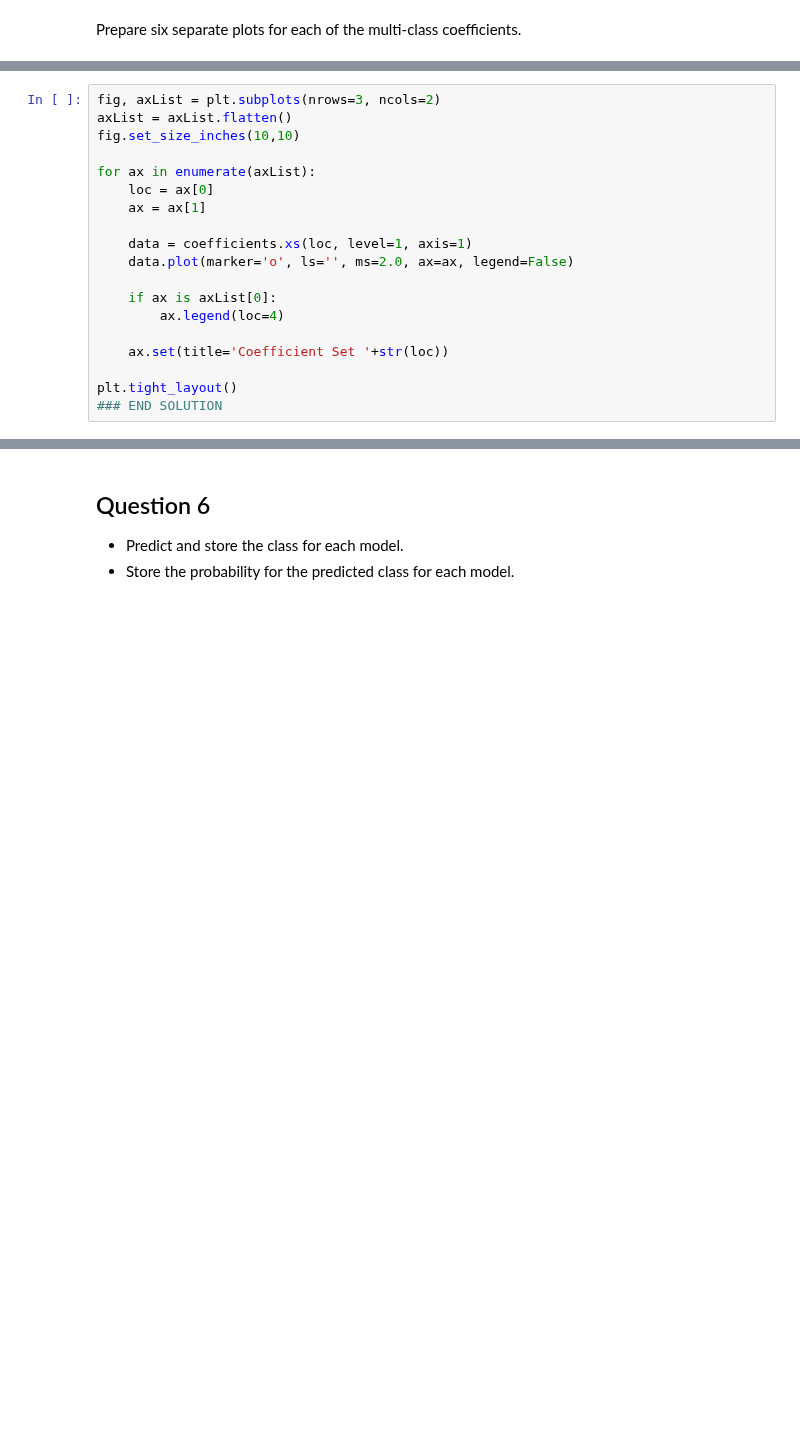
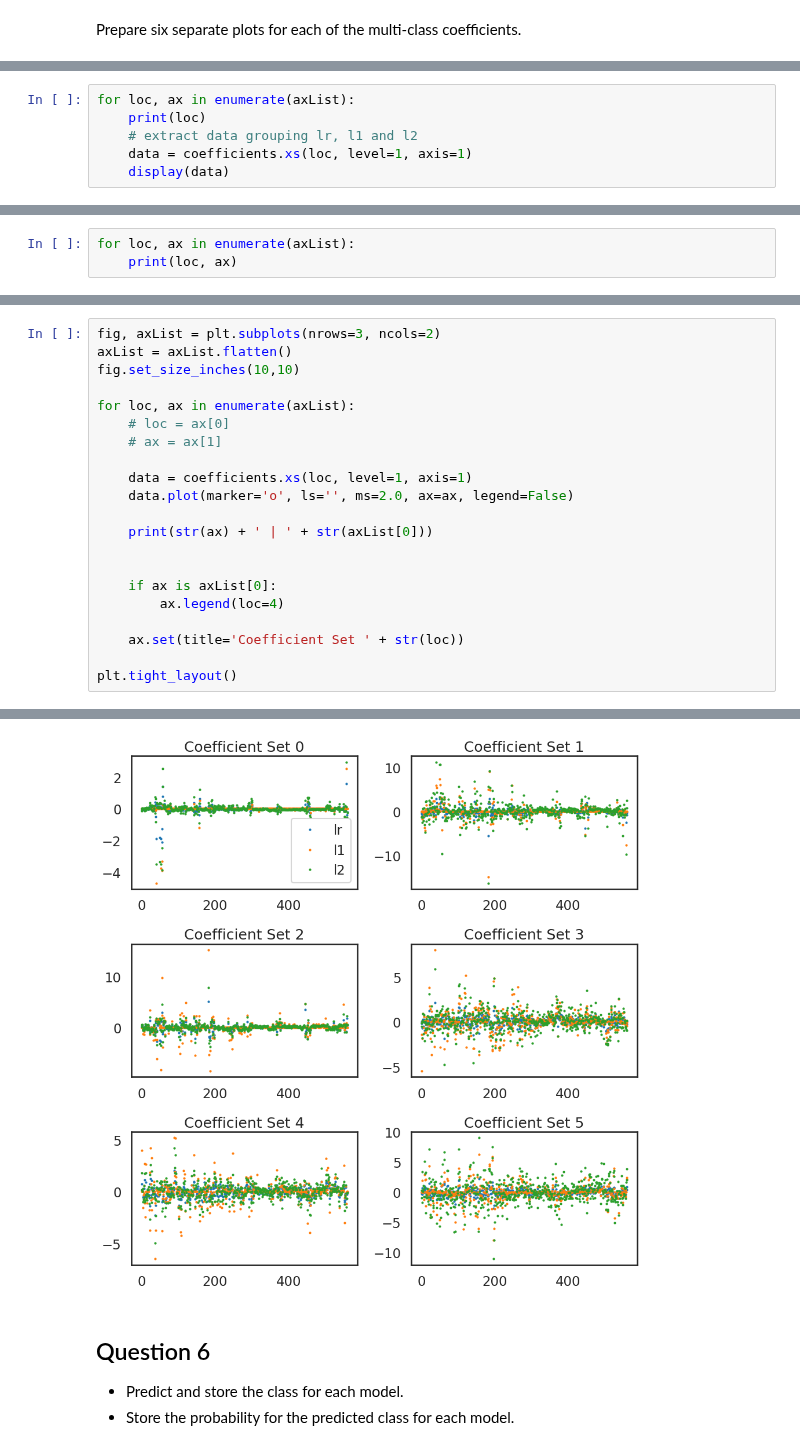
Before and after one commit to htetaunglynn94/coursera, a Jupyter notebook: ibm_ml_series/supervised_ml_classification/module_1/holab_1_logistic_regression_error_metrics.ipynb, the cells around one changed output, grey strips where cells are left out. Saved outputs shown, nothing was run; the diff lists cells and outputs as text; blank space fills up the shorter version.

```diff
--- a/ibm_ml_series/supervised_ml_classification/module_1/holab_1_logistic_regression_error_metrics.ipynb
+++ b/ibm_ml_series/supervised_ml_classification/module_1/holab_1_logistic_regression_error_metrics.ipynb
@@ -544,0 +547,6 @@ array([<Axes: >, <Axes: >, <Axes: >, <Axes: >, <Axes: >, <Axes: >],
+# %%
+for loc, ax in enumerate(axList):
+    print(loc)
+    # extract data grouping lr, l1 and l2
+    data = coefficients.xs(loc, level=1, axis=1)
+    display(data)
@@ -544,0 +617,3 @@ array([<Axes: >, <Axes: >, <Axes: >, <Axes: >, <Axes: >, <Axes: >],
+# %%
+for loc, ax in enumerate(axList):
+    print(loc, ax)
@@ -547,17 +629,20 @@ fig, axList = plt.subplots(nrows=3, ncols=2)
 axList = axList.flatten()
 fig.set_size_inches(10,10)
 
-for ax in enumerate(axList):
-    loc = ax[0]
-    ax = ax[1]
+for loc, ax in enumerate(axList):
+    # loc = ax[0]
+    # ax = ax[1]
 
     data = coefficients.xs(loc, level=1, axis=1)
     data.plot(marker='o', ls='', ms=2.0, ax=ax, legend=False)
 
+    print(str(ax) + ' | ' + str(axList[0]))
+
+
     if ax is axList[0]:
         ax.legend(loc=4)
 
-    ax.set(title='Coefficient Set '+str(loc))
+    ax.set(title='Coefficient Set ' + str(loc))
 
 plt.tight_layout()
-### END SOLUTION
+# %% [output]
@@ -564,3 +655,4 @@ plt.tight_layout()
+[figure, added]
 # %% [markdown]
 ## Question 6
 
```
Also changed, not shown: parts of 28 cells of this notebook.
